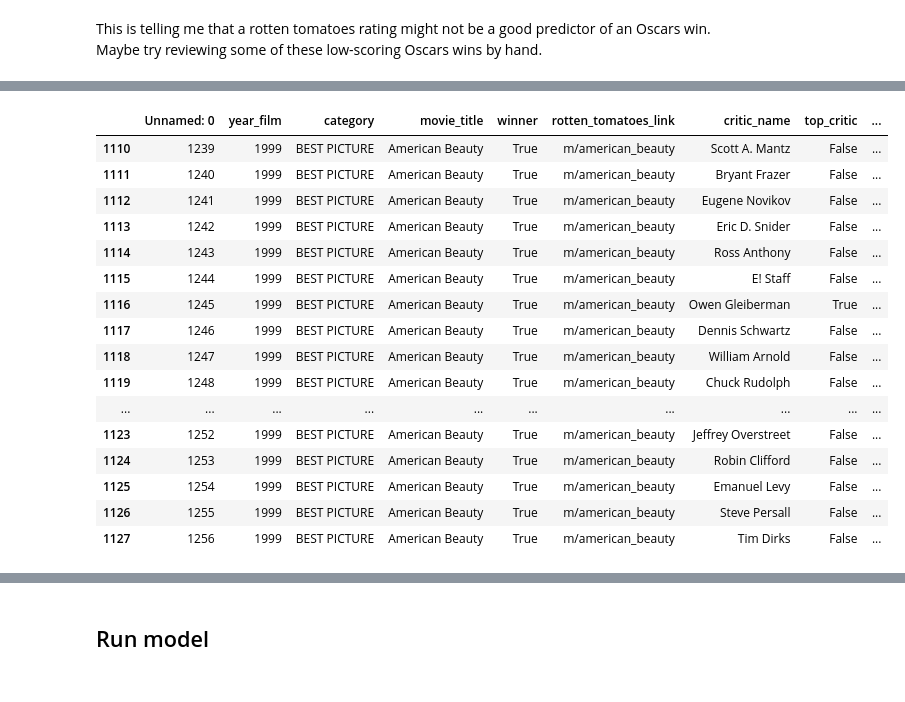
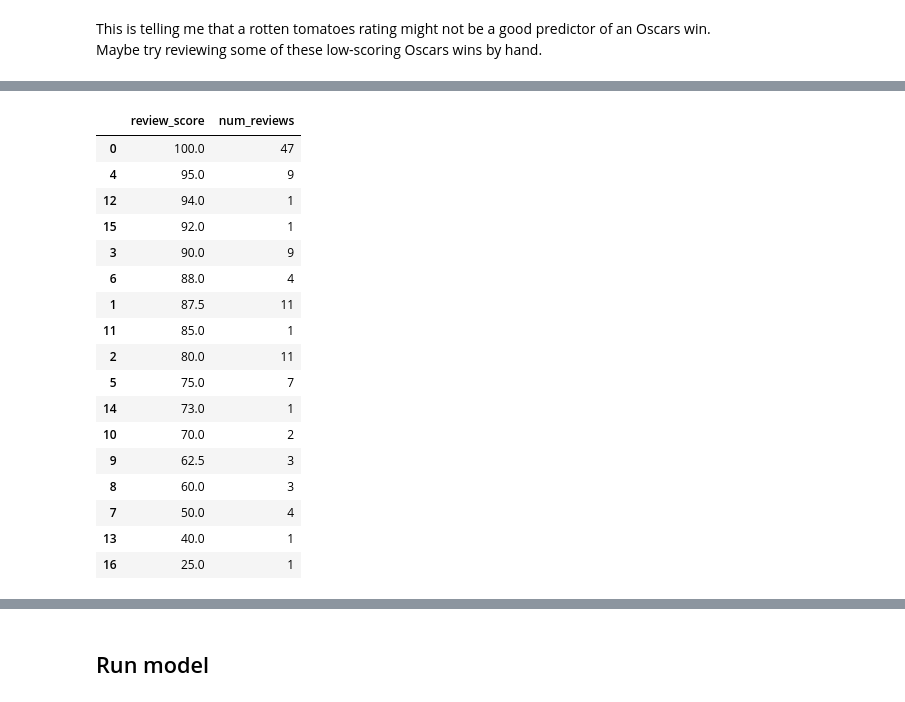
Before and after one commit to Jonathan-Alexander/DATA515-RottenTomatoesAnalysis, a Jupyter notebook: rotten_tomatoes/q1_modeling.ipynb, the cells around one changed output, grey strips where cells are left out. Saved outputs shown, nothing was run; the diff lists cells and outputs as text; code cells hidden in the pictures.

```diff
--- a/rotten_tomatoes/q1_modeling.ipynb
+++ b/rotten_tomatoes/q1_modeling.ipynb
@@ -12,6 +16,7 @@ from sklearn.metrics import confusion_matrix, ConfusionMatrixDisplay, accuracy_s
 ## Prepare data
 # %%
 data = pd.read_csv('../data/best_picture_data.csv')
+data['review_score'] = data['review_score'].astype('float')
 # %%
 data.head()
 # %% [output]
@@ -81,20 +98,24 @@ data.loc[(data['winner']==True) & (data['review_score']<50)]
 # %%
-data.loc[(data['movie_title']=='American Beauty')]
+value_counts = data.loc[(data['movie_title']=='American Beauty'), 'review_score'].value_counts().reset_index()
+value_counts.columns = ['review_score', 'num_reviews']
+value_counts = value_counts.sort_values('review_score', ascending=False)
+value_counts
 # %% [output]
-|  | Unnamed: 0 | year_film | category | movie_title | winner | rotten_tomatoes_link | critic_name | top_critic | ... |
-| 1110 | 1239 | 1999 | BEST PICTURE | American Beauty | True | m/american_beauty | Scott A. Mantz | False | ... |
-| 1111 | 1240 | 1999 | BEST PICTURE | American Beauty | True | m/american_beauty | Bryant Frazer | False | ... |
-| 1112 | 1241 | 1999 | BEST PICTURE | American Beauty | True | m/american_beauty | Eugene Novikov | False | ... |
-| 1113 | 1242 | 1999 | BEST PICTURE | American Beauty | True | m/american_beauty | Eric D. Snider | False | ... |
-| 1114 | 1243 | 1999 | BEST PICTURE | American Beauty | True | m/american_beauty | Ross Anthony | False | ... |
-| 1115 | 1244 | 1999 | BEST PICTURE | American Beauty | True | m/american_beauty | E! Staff | False | ... |
-| 1116 | 1245 | 1999 | BEST PICTURE | American Beauty | True | m/american_beauty | Owen Gleiberman | True | ... |
-| 1117 | 1246 | 1999 | BEST PICTURE | American Beauty | True | m/american_beauty | Dennis Schwartz | False | ... |
-| 1118 | 1247 | 1999 | BEST PICTURE | American Beauty | True | m/american_beauty | William Arnold | False | ... |
-| 1119 | 1248 | 1999 | BEST PICTURE | American Beauty | True | m/american_beauty | Chuck Rudolph | False | ... |
-| ... | ... | ... | ... | ... | ... | ... | ... | ... | ... |
-| 1123 | 1252 | 1999 | BEST PICTURE | American Beauty | True | m/american_beauty | Jeffrey Overstreet | False | ... |
-| 1124 | 1253 | 1999 | BEST PICTURE | American Beauty | True | m/american_beauty | Robin Clifford | False | ... |
-| 1125 | 1254 | 1999 | BEST PICTURE | American Beauty | True | m/american_beauty | Emanuel Levy | False | ... |
-| 1126 | 1255 | 1999 | BEST PICTURE | American Beauty | True | m/american_beauty | Steve Persall | False | ... |
-| 1127 | 1256 | 1999 | BEST PICTURE | American Beauty | True | m/american_beauty | Tim Dirks | False | ... |
+|  | review_score | num_reviews |
+| 0 | 100.0 | 47 |
+| 4 | 95.0 | 9 |
+| 12 | 94.0 | 1 |
+| 15 | 92.0 | 1 |
+| 3 | 90.0 | 9 |
+| 6 | 88.0 | 4 |
+| 1 | 87.5 | 11 |
+| 11 | 85.0 | 1 |
+| 2 | 80.0 | 11 |
+| 5 | 75.0 | 7 |
+| 14 | 73.0 | 1 |
+| 10 | 70.0 | 2 |
+| 9 | 62.5 | 3 |
+| 8 | 60.0 | 3 |
+| 7 | 50.0 | 4 |
+| 13 | 40.0 | 1 |
+| 16 | 25.0 | 1 |
```
Also changed, not shown: parts of 45 cells of this notebook, 5 other files.
